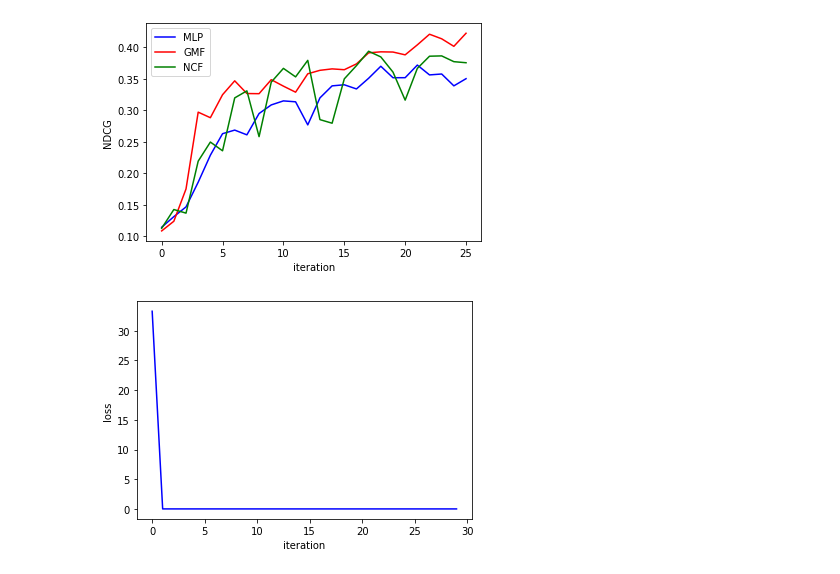
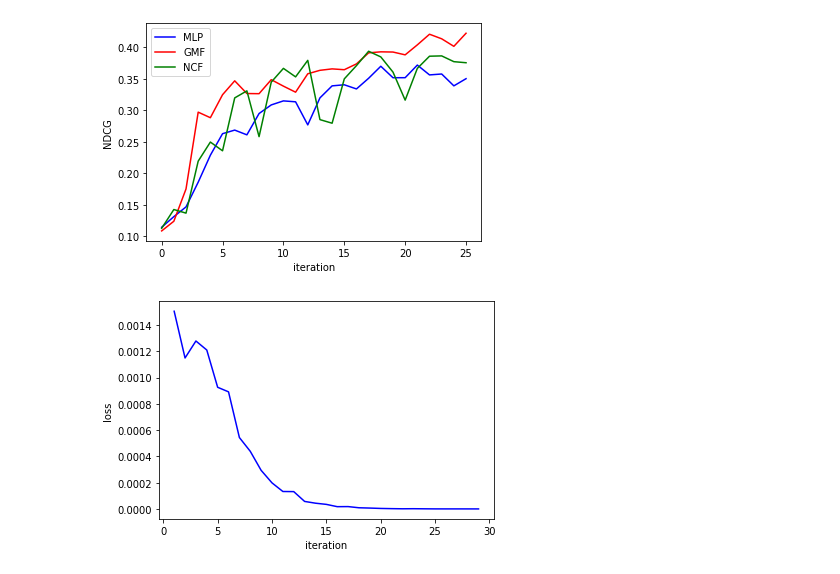
Before and after one commit to DruryXu/SCUthesis, a Jupyter notebook: data_analysis/data_analysis.ipynb, the cells around one changed output. Drawn from its saved outputs; the diff is of its cells as text; code cells hidden in the pictures.

```diff
--- a/data_analysis/data_analysis.ipynb
+++ b/data_analysis/data_analysis.ipynb
@@ -274,19 +256,19 @@ plt.show()
 # %% [output]
 [figure]
 # %%
-bpr_loss = [33.288747597236984,0.0015058380634647877,0.0011498136252565117,0.0012791689498957261,
+bpr_loss = [0.0015058380634647877,0.0011498136252565117,0.0012791689498957261,
             0.0012105081835363666,0.0009266369508736299,0.0008918527281764662,0.0005438231723212497,
             0.00043889454432896206,0.0002939776040986635,0.00019839053043370136,0.00013277045609167936,
             0.00013184452813769142,5.71275541561136e-05,4.364641085358039e-05,3.4593921313937913e-05,
             1.7141461627096192e-05,1.7754453824553298e-05,8.77377278056628e-06,6.5206203232172496e-06,
             3.6710467285070663e-06,2.128887132392407e-06,9.958860288136463e-07,1.6032993879910645e-06,8.65328022175365e-07,
             2.3681753083622318e-07,1.3551144126941414e-07,1.6156573932258565e-07,1.2910704387713482e-07,
             3.9445356009880554e-08]
-x = [i for i in range(30)]
+x = [i for i in range(1, 30)]
 plt.plot(x, bpr_loss, c = 'blue')
 plt.xlabel("iteration")
 plt.ylabel("loss")
-plt.savefig("bpr_loss.jpg")
+plt.savefig("bpr_loss_2.jpg")
 plt.show()
 # %% [output]
-[figure, old version]
+[figure, new version]
```
Also changed, not shown: parts of 4 cells of this notebook, 5 other files.
